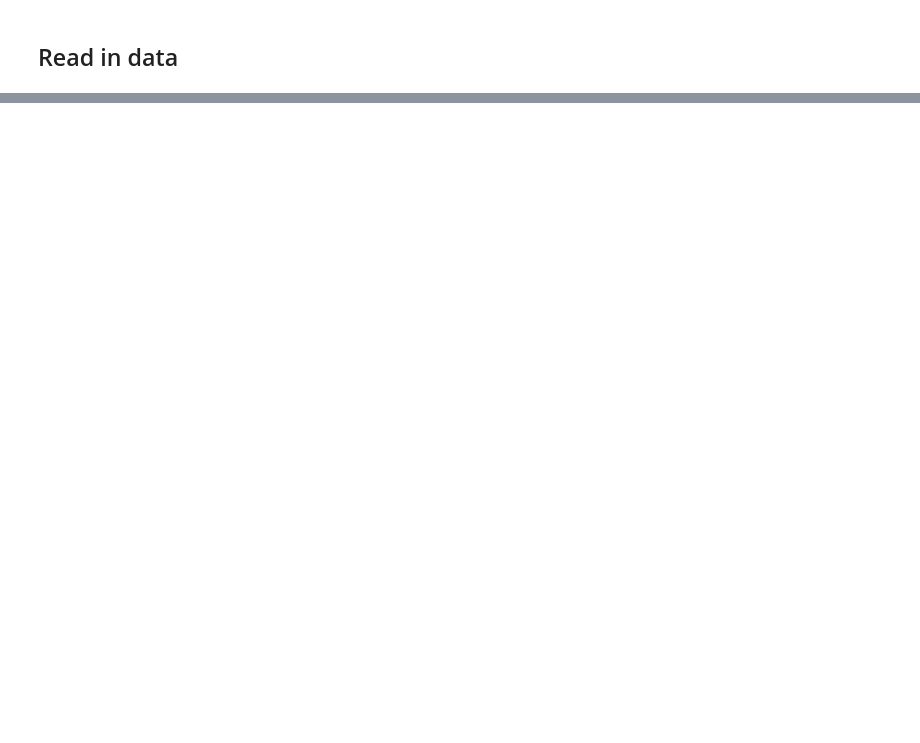
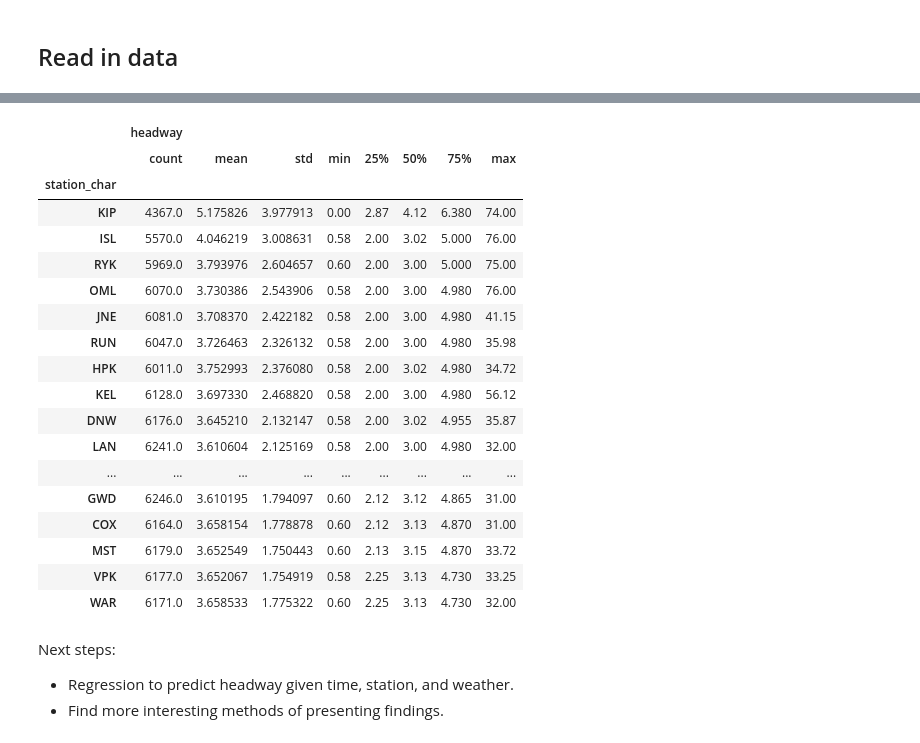
Before and after one commit to CivicTechTO/ttc_subway_times, a Jupyter notebook: doc/ttc_headway_analysis.ipynb, the cells around one changed output, grey strips where cells are left out. Cells and saved outputs as stored; diff of their text form; code cells hidden in the pictures; blank space fills up the shorter version.

```diff
--- a/doc/ttc_headway_analysis.ipynb
+++ b/doc/ttc_headway_analysis.ipynb
@@ -303,0 +316,27 @@ Note:
+# %%
+# westbound
+ttc_west[['station_char','headway']].groupby('station_char').describe()
+# %% [output]
+|  | headway |  |  |  |  |  |  |  |
+|  | count | mean | std | min | 25% | 50% | 75% | max |
+| station_char |  |  |  |  |  |  |  |  |
+| KIP | 4367.0 | 5.175826 | 3.977913 | 0.00 | 2.87 | 4.12 | 6.380 | 74.00 |
+| ISL | 5570.0 | 4.046219 | 3.008631 | 0.58 | 2.00 | 3.02 | 5.000 | 76.00 |
+| RYK | 5969.0 | 3.793976 | 2.604657 | 0.60 | 2.00 | 3.00 | 5.000 | 75.00 |
+| OML | 6070.0 | 3.730386 | 2.543906 | 0.58 | 2.00 | 3.00 | 4.980 | 76.00 |
+| JNE | 6081.0 | 3.708370 | 2.422182 | 0.58 | 2.00 | 3.00 | 4.980 | 41.15 |
+| RUN | 6047.0 | 3.726463 | 2.326132 | 0.58 | 2.00 | 3.00 | 4.980 | 35.98 |
+| HPK | 6011.0 | 3.752993 | 2.376080 | 0.58 | 2.00 | 3.02 | 4.980 | 34.72 |
+| KEL | 6128.0 | 3.697330 | 2.468820 | 0.58 | 2.00 | 3.00 | 4.980 | 56.12 |
+| DNW | 6176.0 | 3.645210 | 2.132147 | 0.58 | 2.00 | 3.02 | 4.955 | 35.87 |
+| LAN | 6241.0 | 3.610604 | 2.125169 | 0.58 | 2.00 | 3.00 | 4.980 | 32.00 |
+| ... | ... | ... | ... | ... | ... | ... | ... | ... |
+| GWD | 6246.0 | 3.610195 | 1.794097 | 0.60 | 2.12 | 3.12 | 4.865 | 31.00 |
+| COX | 6164.0 | 3.658154 | 1.778878 | 0.60 | 2.12 | 3.13 | 4.870 | 31.00 |
+| MST | 6179.0 | 3.652549 | 1.750443 | 0.60 | 2.13 | 3.15 | 4.870 | 33.72 |
+| VPK | 6177.0 | 3.652067 | 1.754919 | 0.58 | 2.25 | 3.13 | 4.730 | 33.25 |
+| WAR | 6171.0 | 3.658533 | 1.775322 | 0.60 | 2.25 | 3.13 | 4.730 | 32.00 |
+# %% [markdown]
+Next steps:
+* Regression to predict headway given time, station, and weather.
+* Find more interesting methods of presenting findings.
```
Also changed, not shown: parts of 51 cells of this notebook.
